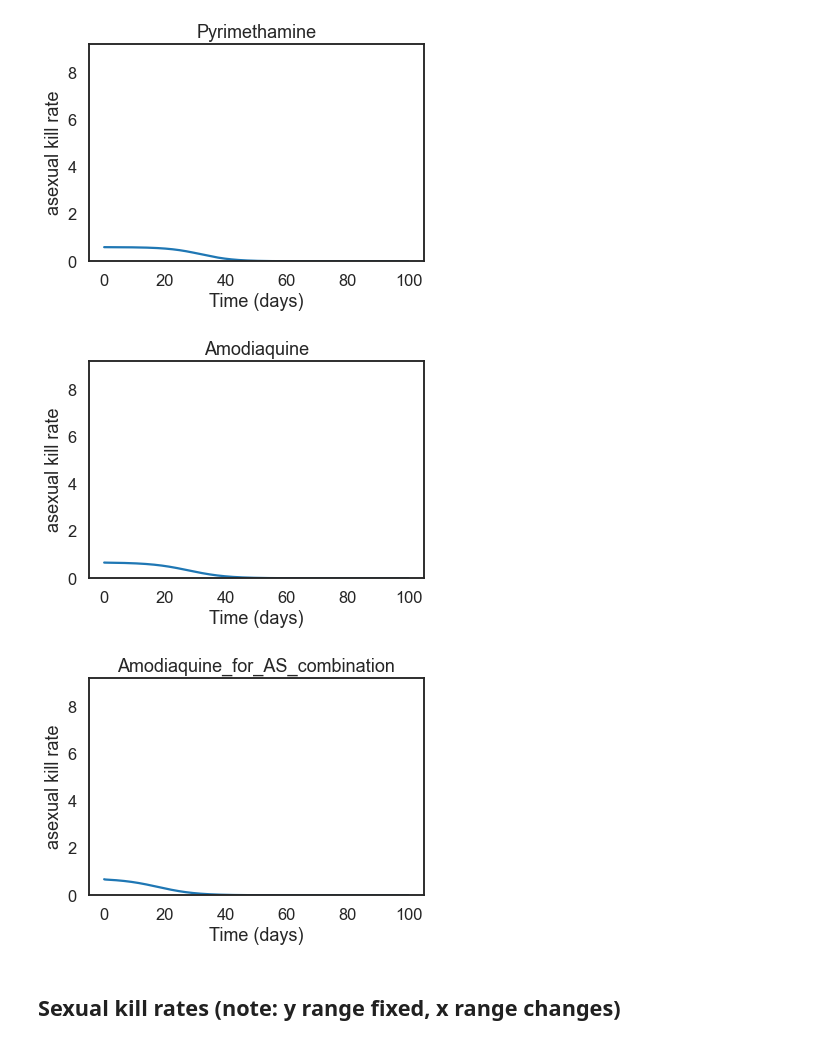
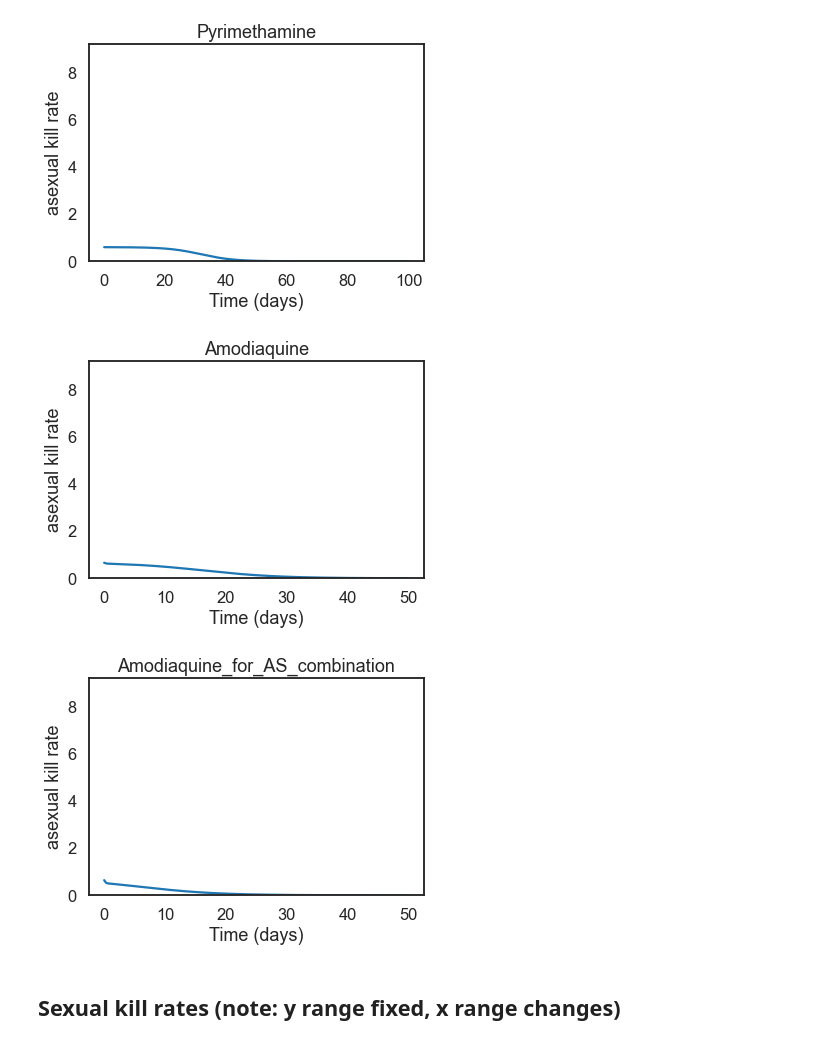
Before and after one commit to jgsuresh/sandbox-jsuresh, a Jupyter notebook: drug_pkpd/pkpd_v1.ipynb, the cells around one changed output. Drawn from its saved outputs; the diff is of its cells as text; code cells hidden in the pictures.

```diff
--- a/drug_pkpd/pkpd_v1.ipynb
+++ b/drug_pkpd/pkpd_v1.ipynb
@@ -43,7 +43,7 @@ def drug_concentration(t, drug):
     V = drug_params["Drug_Vd"]
 
     # c = cmax * (np.exp(-A*t) + V*np.exp(-B*t))
-    c = cmax * (np.exp(-t/A) + V*np.exp(-t/B))
+    c = cmax * (np.exp(-t/A) + np.exp(-t/B)/V)
     return c
 # %%
 def plot_drug_concentration_vs_days(drug, tmax_days=100):
@@ -173,13 +178,13 @@ plot_kill_rate_vs_days("Pyrimethamine", tmax_days=100)
 # %% [output]
 [figure]
 # %%
-plot_kill_rate_vs_days("Amodiaquine", tmax_days=100)
+plot_kill_rate_vs_days("Amodiaquine", tmax_days=50)
 # %% [output]
-[figure, old version]
+[figure, new version]
 # %%
-plot_kill_rate_vs_days("Amodiaquine_for_AS_combination", tmax_days=100)
+plot_kill_rate_vs_days("Amodiaquine_for_AS_combination", tmax_days=50)
 # %% [output]
-[figure, old version]
+[figure, new version]
 # %% [markdown]
 ## Sexual kill rates (note: y range fixed, x range changes)
 # %%
```
Also changed, not shown: parts of 16 cells of this notebook, 1 other file.
